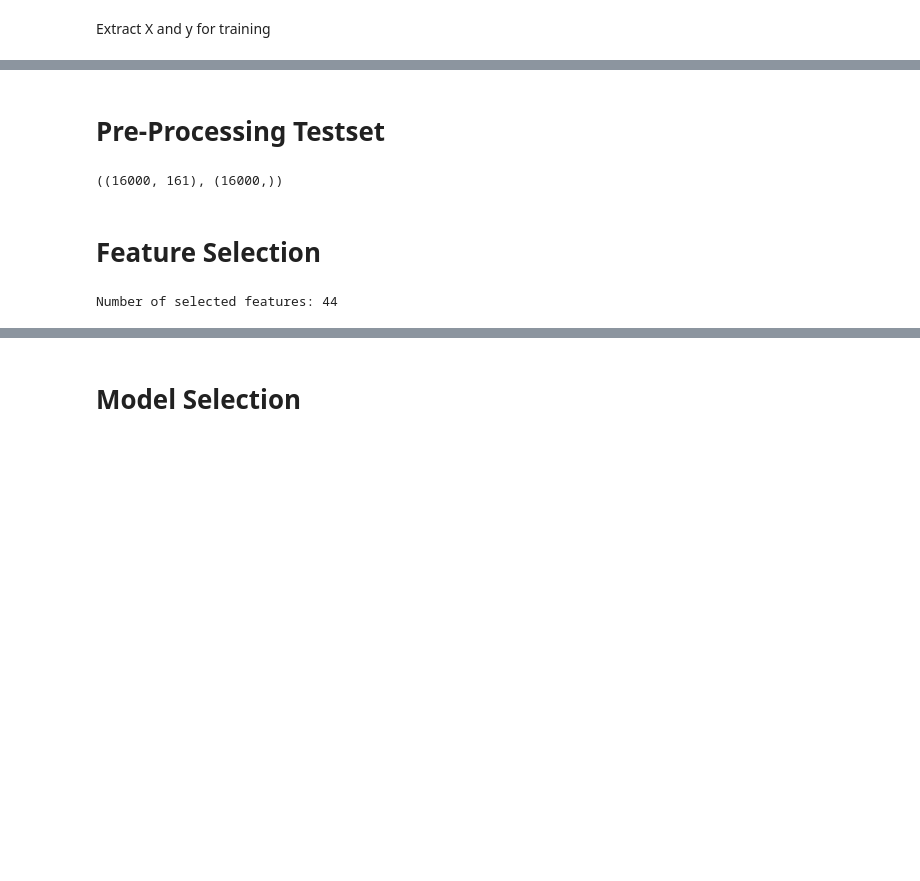
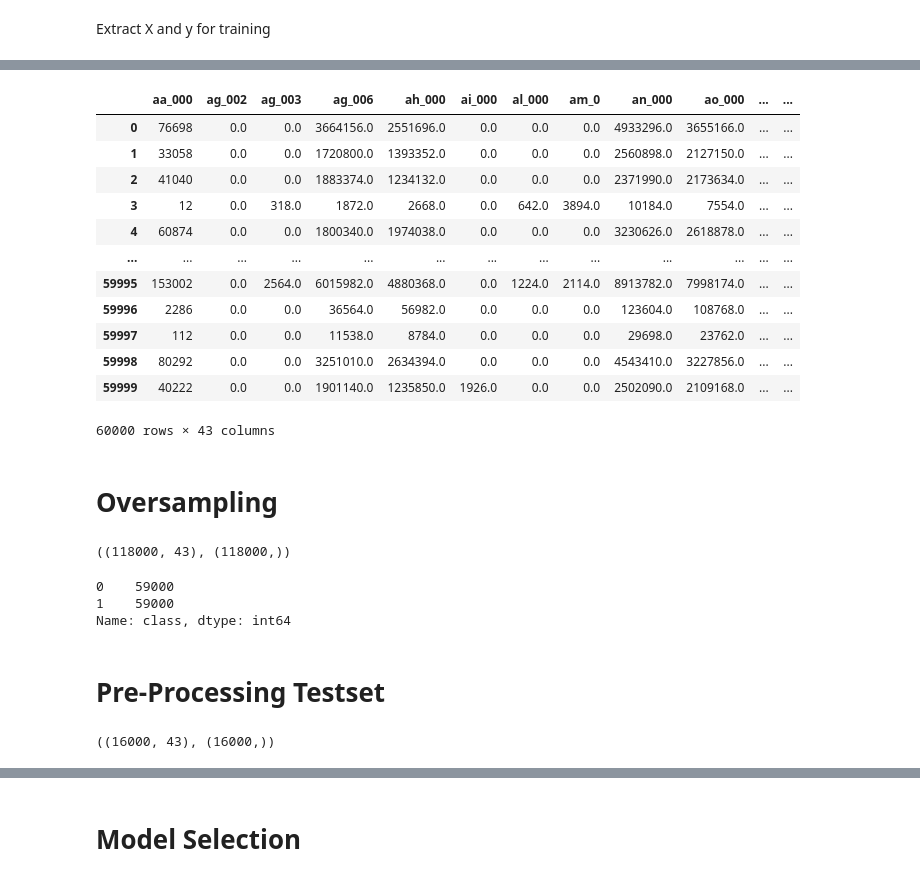
Before and after one commit to medso0018/CovTypeGridSearch, a Jupyter notebook: notebooks/apsFailure.ipynb, the cells around one changed output, grey strips where cells are left out. Drawn from its saved outputs; the diff is of its cells as text; code cells hidden in the pictures; blank space fills up the shorter version.

```diff
--- a/notebooks/apsFailure.ipynb
+++ b/notebooks/apsFailure.ipynb
@@ -293,6 +295,6 @@ X_train_filled.shape, X_train_filled.isna().any().any()
 # %% [markdown]
 Label encoding
 # %%
-y_train_df_transformed = y_train_df['class'].map(lambda x: 1 if x == 'pos' else -1)
-y_train_df_transformed.value_counts()
+y = y_df['class'].map(lambda x: 1 if x == 'pos' else 0)
+y.value_counts()
 # %% [output]
@@ -328,0 +338,19 @@ array([[ 0.11938141,  2.31022415, -0.00430162, ..., -0.02861539,
+# %%
+X_filtred = X[selected_features]
+X_filtred
+# %% [output]
+|  | aa_000 | ag_002 | ag_003 | ag_006 | ah_000 | ai_000 | al_000 | am_0 | an_000 | ao_000 | ... | ... |
+| 0 | 76698 | 0.0 | 0.0 | 3664156.0 | 2551696.0 | 0.0 | 0.0 | 0.0 | 4933296.0 | 3655166.0 | ... | ... |
+| 1 | 33058 | 0.0 | 0.0 | 1720800.0 | 1393352.0 | 0.0 | 0.0 | 0.0 | 2560898.0 | 2127150.0 | ... | ... |
+| 2 | 41040 | 0.0 | 0.0 | 1883374.0 | 1234132.0 | 0.0 | 0.0 | 0.0 | 2371990.0 | 2173634.0 | ... | ... |
+| 3 | 12 | 0.0 | 318.0 | 1872.0 | 2668.0 | 0.0 | 642.0 | 3894.0 | 10184.0 | 7554.0 | ... | ... |
+| 4 | 60874 | 0.0 | 0.0 | 1800340.0 | 1974038.0 | 0.0 | 0.0 | 0.0 | 3230626.0 | 2618878.0 | ... | ... |
+| ... | ... | ... | ... | ... | ... | ... | ... | ... | ... | ... | ... | ... |
+| 59995 | 153002 | 0.0 | 2564.0 | 6015982.0 | 4880368.0 | 0.0 | 1224.0 | 2114.0 | 8913782.0 | 7998174.0 | ... | ... |
+| 59996 | 2286 | 0.0 | 0.0 | 36564.0 | 56982.0 | 0.0 | 0.0 | 0.0 | 123604.0 | 108768.0 | ... | ... |
+| 59997 | 112 | 0.0 | 0.0 | 11538.0 | 8784.0 | 0.0 | 0.0 | 0.0 | 29698.0 | 23762.0 | ... | ... |
+| 59998 | 80292 | 0.0 | 0.0 | 3251010.0 | 2634394.0 | 0.0 | 0.0 | 0.0 | 4543410.0 | 3227856.0 | ... | ... |
+| 59999 | 40222 | 0.0 | 0.0 | 1901140.0 | 1235850.0 | 1926.0 | 0.0 | 0.0 | 2502090.0 | 2109168.0 | ... | ... |
+60000 rows × 43 columns
+# %% [markdown]
+# Oversampling
@@ -329,39 +364,51 @@ array([[ 0.11938141,  2.31022415, -0.00430162, ..., -0.02861539,
+# %%
+X_train_o.shape, y_train_o.shape
+# %% [output]
+((118000, 43), (118000,))
+# %%
+y_train_o.value_counts()
+# %% [output]
+0    59000
+1    59000
+Name: class, dtype: int64
 # %% [markdown]
 # Pre-Processing Testset
 # %%
 def preprocess_testset(testset):
-
+    # replace 'na' with np.nan
     testset.replace("na", np.nan, inplace=True)
 
+    # drop columns that contains more than 70% of np.nan value
     testset = testset.drop(columns_to_drop, axis=1)
+    # drop the column that has jus one value
     testset = testset.drop(normal_dis, axis=1)
 
-    X_test_df = testset.drop('class', axis=1)
-    y_test_df = testset['class']
+    X_test_df = testset.drop('class', axis=1) # get X of test
+    y_test_df = testset['class'] # get y of test
 
+    # fill nan value with Mode in categorical variables
     df_cat_test = X_test_df[CAT_COLUMNS]
     df_cat_test = df_cat_test.fillna(df_cat_test.mode().iloc[0])
     df_cat_test = df_cat_test.astype(int)
 
+    # fill nan value with Median in numerical variables
     df_num_test = X_test_df.drop(CAT_COLUMNS, axis=1)
     df_num_test = df_num_test.fillna(df_num_test.median())
     df_num_test = df_num_test.astype(float)
 
+    # join cat and num dataframes
     X_test_filled = df_num_test.join(df_cat_test)
 
-    y_test_transformed = y_test_df.map(lambda x: 1 if x == 'pos' else -1)
+    # get just the selected features
+    X_test = X_test_filled[selected_features]
+    # X_test = (X_test - X_test.mean()) / X_test.std()
 
-    X_test_values = X_test_filled.values
-    y_test_values = y_test_transformed.values
+    # label encoding
+    y_test = y_test_df.map(lambda x: 1 if x == 'pos' else 0)
 
-    X_scaled = scaler.fit_transform(X_test_values)
-
-    return X_scaled, y_test_values
+    return X_test, y_test
 
 X_test, y_test = preprocess_testset(testset)
+X_test.shape, y_test.shape
+# %% [output]
+((16000, 43), (16000,))
-# %%
-X_test.shape, y_test.shape
-# %% [output]
-((16000, 161), (16000,))
-# %% [markdown]
-# Feature Selection
@@ -370,6 +414,0 @@ from sklearn.feature_selection import SelectFromModel
-# %%
-selector = SelectFromModel(estimator=RandomForestClassifier(random_state=1)).fit(X_train, y_train)
-selected_features = X_train_df.columns[selector.get_support()]
-print(f'Number of selected features: {len(selected_features)}')
-# %% [output]
-Number of selected features: 44
```
Also changed, not shown: parts of 56 cells of this notebook.
